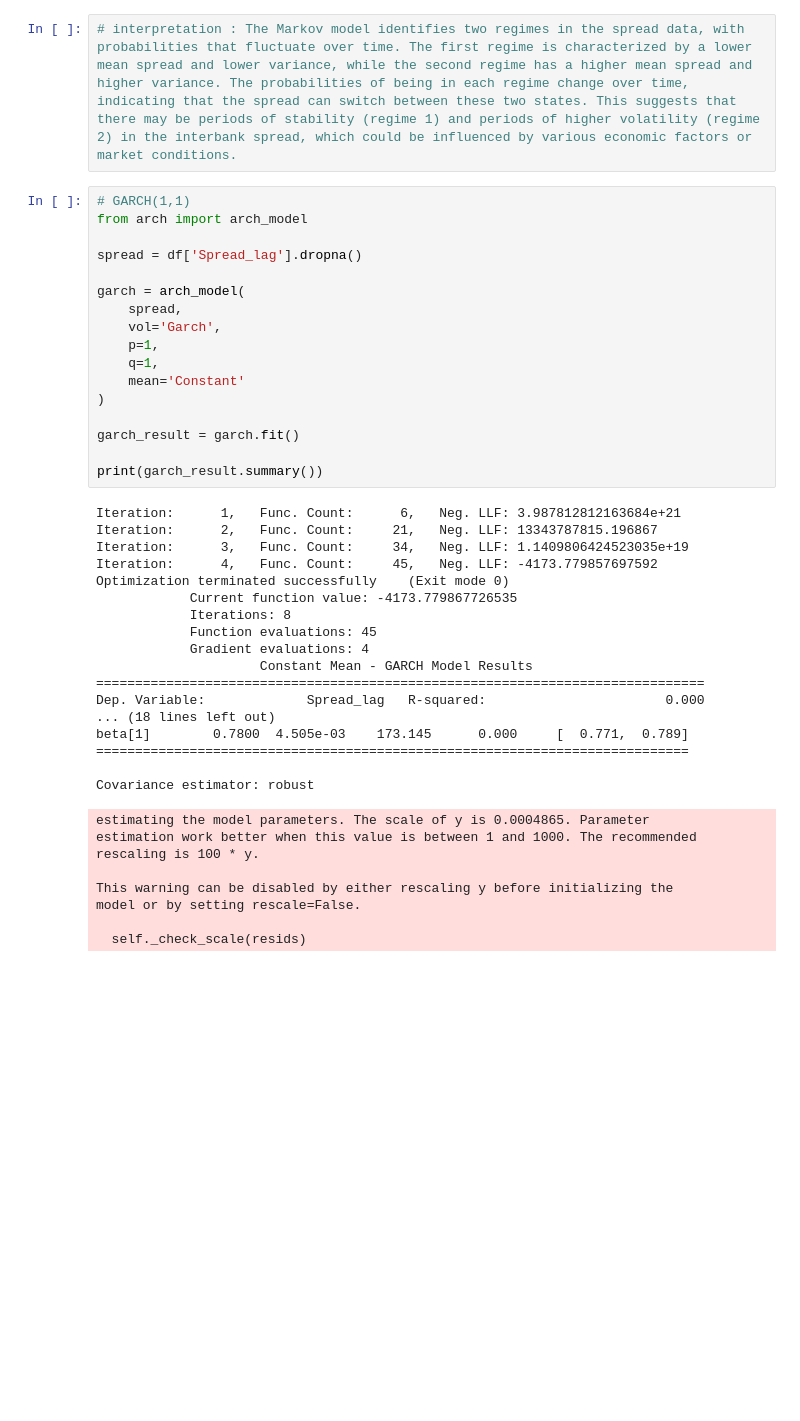
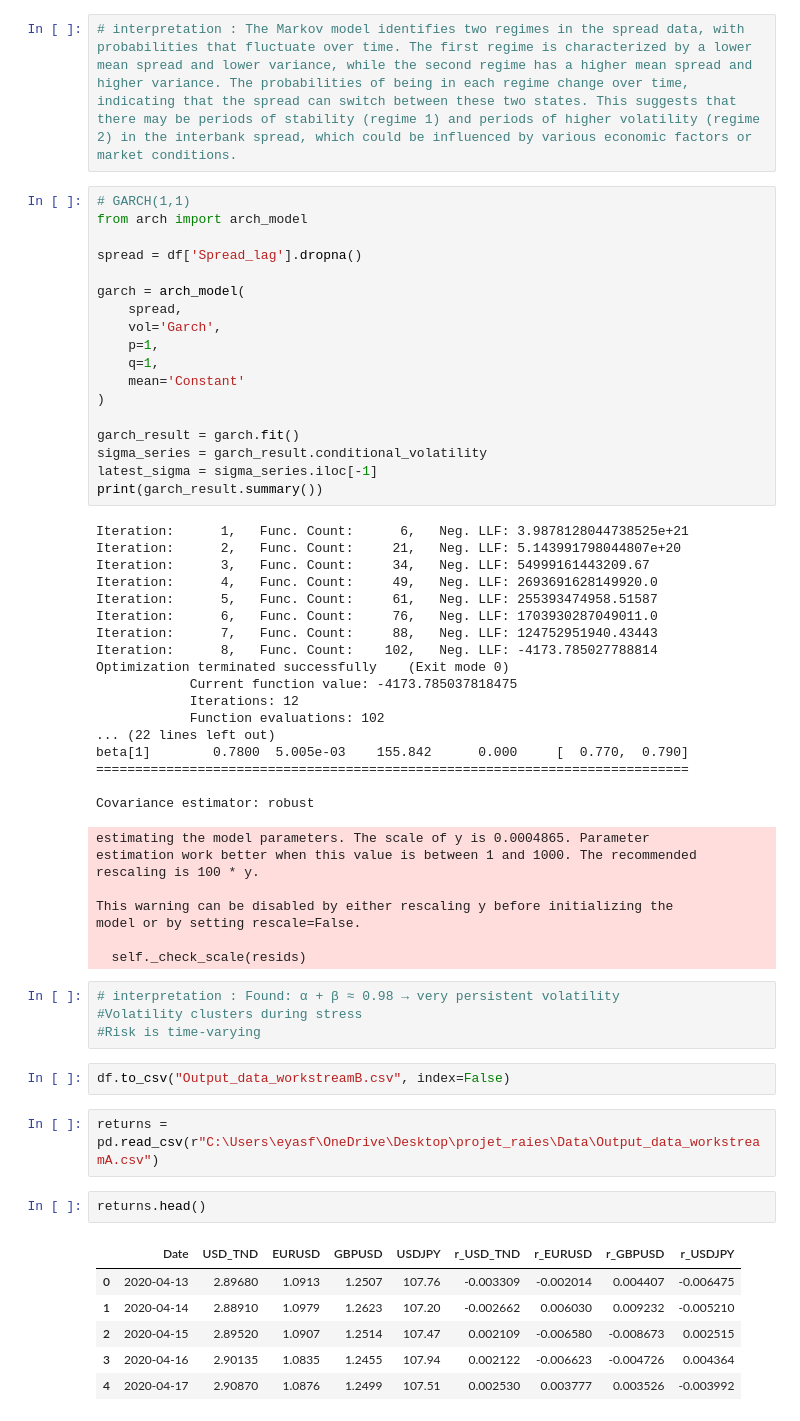
Before and after one commit to eya-sfar/tsa_project, a Jupyter notebook: process_data_part1/workstreamB.ipynb, the cells around one changed output. Saved outputs shown, nothing was run; the diff lists cells and outputs as text; blank space fills up the shorter version.

Commit message:
workstream b update

```diff
--- a/process_data_part1/workstreamB.ipynb
+++ b/process_data_part1/workstreamB.ipynb
@@ -431,23 +431,24 @@ garch = arch_model(
 )
 
 garch_result = garch.fit()
-
+sigma_series = garch_result.conditional_volatility
+latest_sigma = sigma_series.iloc[-1]
 print(garch_result.summary())
 # %% [output]
-Iteration:      1,   Func. Count:      6,   Neg. LLF: 3.987812812163684e+21
-Iteration:      2,   Func. Count:     21,   Neg. LLF: 13343787815.196867
-Iteration:      3,   Func. Count:     34,   Neg. LLF: 1.1409806424523035e+19
-Iteration:      4,   Func. Count:     45,   Neg. LLF: -4173.779857697592
+Iteration:      1,   Func. Count:      6,   Neg. LLF: 3.9878128044738525e+21
+Iteration:      2,   Func. Count:     21,   Neg. LLF: 5.143991798044807e+20
+Iteration:      3,   Func. Count:     34,   Neg. LLF: 54999161443209.67
+Iteration:      4,   Func. Count:     49,   Neg. LLF: 2693691628149920.0
+Iteration:      5,   Func. Count:     61,   Neg. LLF: 255393474958.51587
+Iteration:      6,   Func. Count:     76,   Neg. LLF: 1703930287049011.0
+Iteration:      7,   Func. Count:     88,   Neg. LLF: 124752951940.43443
+Iteration:      8,   Func. Count:    102,   Neg. LLF: -4173.785027788814
 Optimization terminated successfully    (Exit mode 0)
-            Current function value: -4173.779867726535
-            Iterations: 8
-            Function evaluations: 45
-            Gradient evaluations: 4
-                     Constant Mean - GARCH Model Results
-==============================================================================
-Dep. Variable:             Spread_lag   R-squared:                       0.000
-... (18 lines left out)
-beta[1]        0.7800  4.505e-03    173.145      0.000     [  0.771,  0.789]
+            Current function value: -4173.785037818475
+            Iterations: 12
+            Function evaluations: 102
+... (22 lines left out)
+beta[1]        0.7800  5.005e-03    155.842      0.000     [  0.770,  0.790]
 ============================================================================
 
 Covariance estimator: robust
@@ -459,3 +460,20 @@ This warning can be disabled by either rescaling y before initializing the
 model or by setting rescale=False.
 
   self._check_scale(resids)
+# %%
+# interpretation : Found: α + β ≈ 0.98 → very persistent volatility
+#Volatility clusters during stress
+#Risk is time-varying
+# %%
+df.to_csv("Output_data_workstreamB.csv", index=False)
+# %%
+returns = pd.read_csv(r"C:\Users\eyasf\OneDrive\Desktop\projet_raies\Data\Output_data_workstreamA.csv")
+# %%
+returns.head()
+# %% [output]
+|  | Date | USD_TND | EURUSD | GBPUSD | USDJPY | r_USD_TND | r_EURUSD | r_GBPUSD | r_USDJPY |
+| 0 | 2020-04-13 | 2.89680 | 1.0913 | 1.2507 | 107.76 | -0.003309 | -0.002014 | 0.004407 | -0.006475 |
+| 1 | 2020-04-14 | 2.88910 | 1.0979 | 1.2623 | 107.20 | -0.002662 | 0.006030 | 0.009232 | -0.005210 |
+| 2 | 2020-04-15 | 2.89520 | 1.0907 | 1.2514 | 107.47 | 0.002109 | -0.006580 | -0.008673 | 0.002515 |
+| 3 | 2020-04-16 | 2.90135 | 1.0835 | 1.2455 | 107.94 | 0.002122 | -0.006623 | -0.004726 | 0.004364 |
+| 4 | 2020-04-17 | 2.90870 | 1.0876 | 1.2499 | 107.51 | 0.002530 | 0.003777 | 0.003526 | -0.003992 |
```
Also changed, not shown: parts of 20 cells of this notebook, 7 other files.
